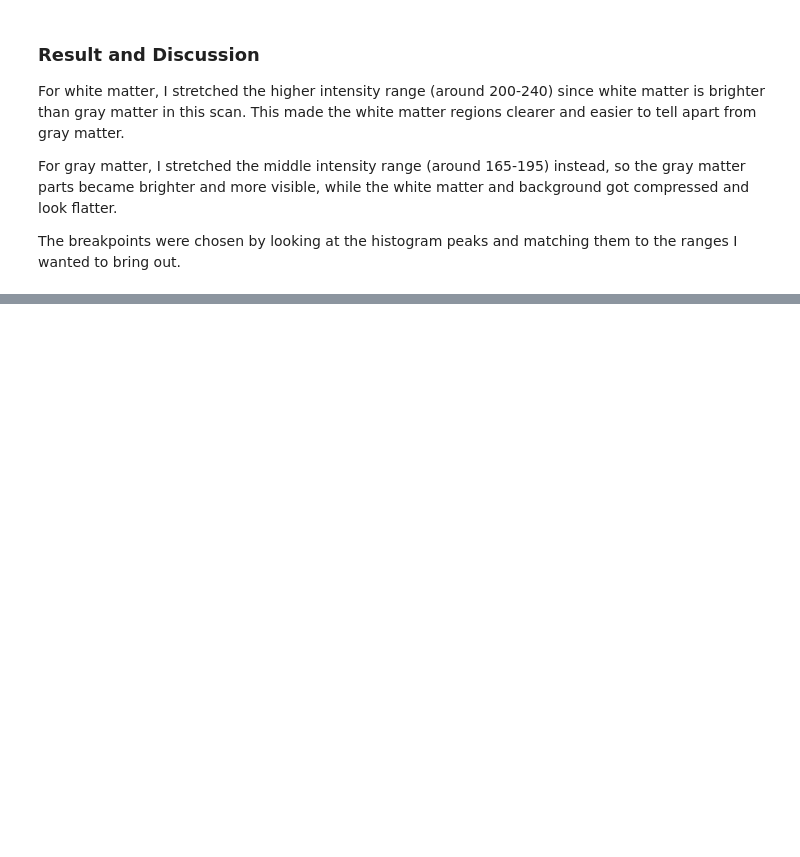
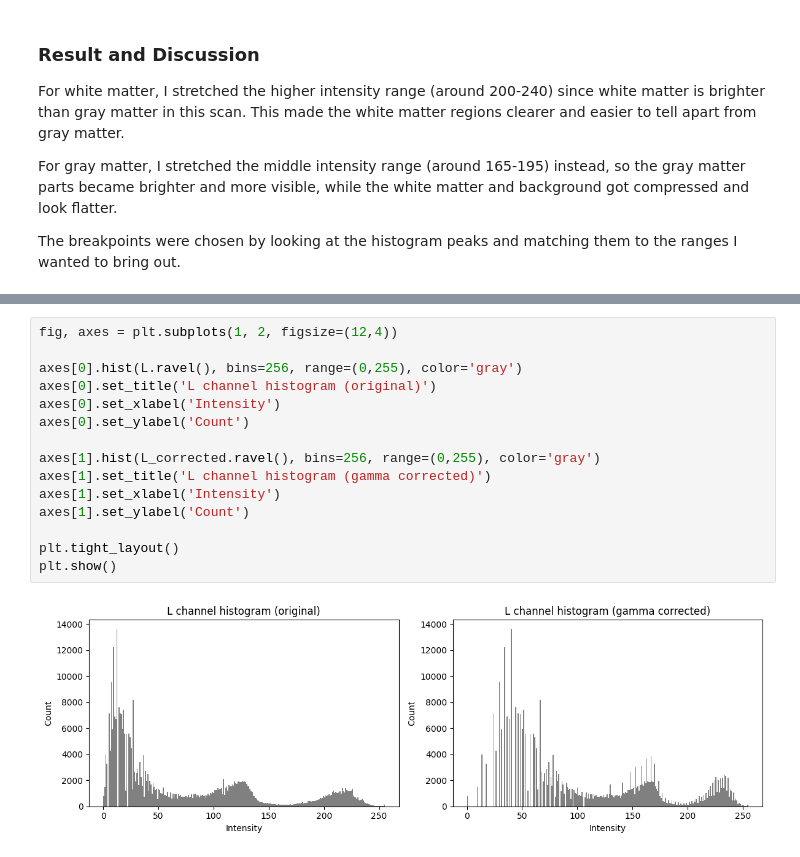
Before and after one commit to Pamodya-Wijesinghe/EN3160-Assignment-1-on-Intensity-Transformations-and-Neighborhood-Filtering, a Jupyter notebook: Question_1&2.ipynb, the cells around one changed output, grey strips where cells are left out. Drawn from its saved outputs; the diff is of its cells as text; blank space fills up the shorter version.

```diff
--- a/Question_1&2.ipynb
+++ b/Question_1&2.ipynb
@@ -191,0 +248,17 @@ them to the ranges I wanted to bring out.
+# %%
+fig, axes = plt.subplots(1, 2, figsize=(12,4))
+
+axes[0].hist(L.ravel(), bins=256, range=(0,255), color='gray')
+axes[0].set_title('L channel histogram (original)')
+axes[0].set_xlabel('Intensity')
+axes[0].set_ylabel('Count')
+
+axes[1].hist(L_corrected.ravel(), bins=256, range=(0,255), color='gray')
+axes[1].set_title('L channel histogram (gamma corrected)')
+axes[1].set_xlabel('Intensity')
+axes[1].set_ylabel('Count')
+
+plt.tight_layout()
+plt.show()
+# %% [output]
+[figure, added]
```
Also changed, not shown: parts of 6 cells of this notebook.
